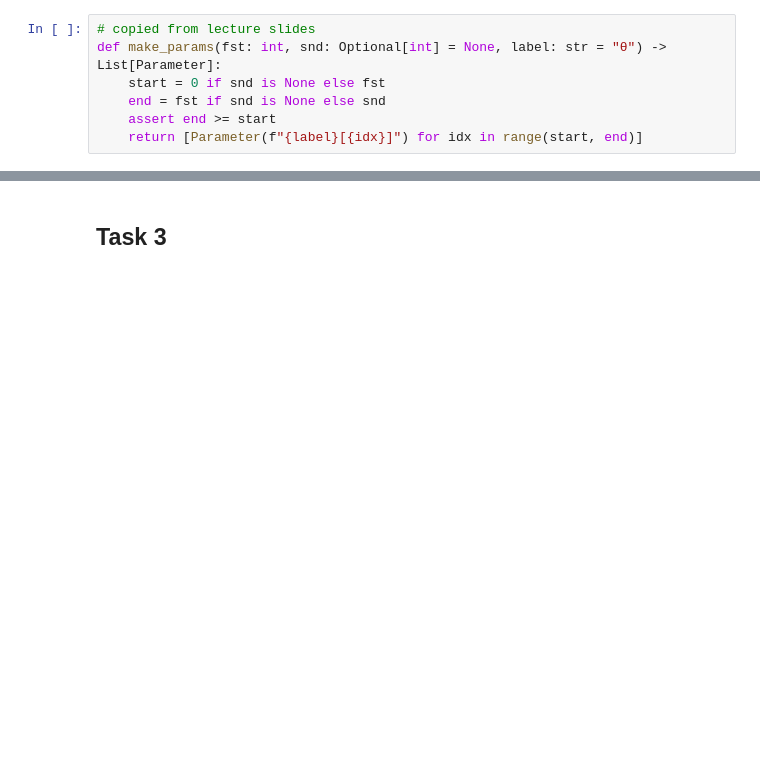
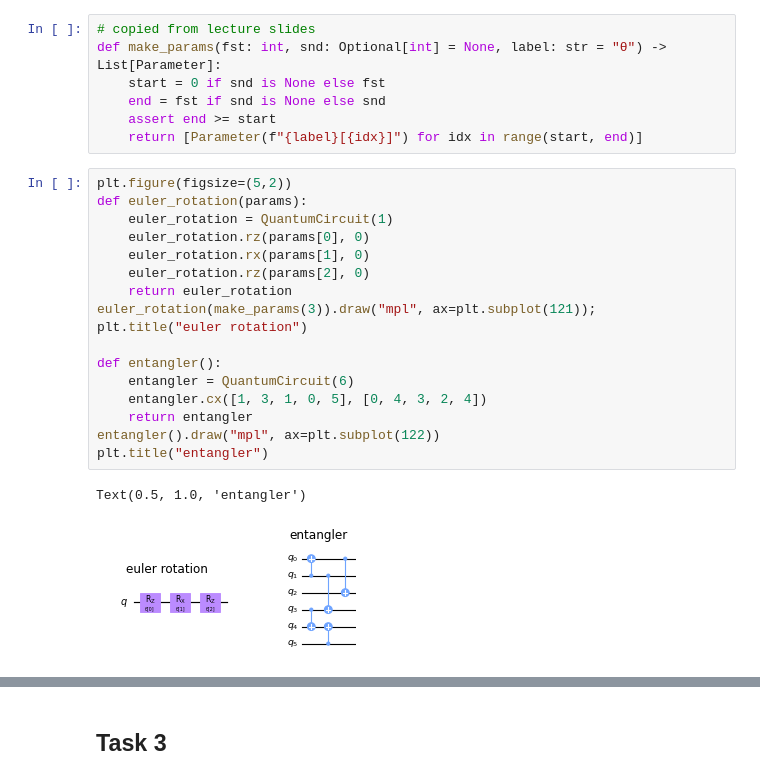
Before and after one commit to lao8n/ox_quantum, a Jupyter notebook: assignment/assignment.ipynb, the cells around one changed output, grey strips where cells are left out. Saved outputs shown, nothing was run; the diff lists cells and outputs as text; blank space fills up the shorter version.

```diff
--- a/assignment/assignment.ipynb
+++ b/assignment/assignment.ipynb
@@ -56,6 +57,26 @@ def make_params(fst: int, snd: Optional[int] = None, label: str = "θ") -> List[
     end = fst if snd is None else snd
     assert end >= start
     return [Parameter(f"{label}[{idx}]") for idx in range(start, end)]
+# %%
+plt.figure(figsize=(5,2))
+def euler_rotation(params):
+    euler_rotation = QuantumCircuit(1)
+    euler_rotation.rz(params[0], 0)
+    euler_rotation.rx(params[1], 0)
+    euler_rotation.rz(params[2], 0)
+    return euler_rotation
+euler_rotation(make_params(3)).draw("mpl", ax=plt.subplot(121));
+plt.title("euler rotation")
+
+def entangler():
+    entangler = QuantumCircuit(6)
+    entangler.cx([1, 3, 1, 0, 5], [0, 4, 3, 2, 4])
+    return entangler
+entangler().draw("mpl", ax=plt.subplot(122))
+plt.title("entangler")
+# %% [output]
+Text(0.5, 1.0, 'entangler')
+[figure, added]
 # %%
 def hardware_efficient_ansatz(depth):
     num_qubits = 6
```
Also changed, not shown: parts of 2 cells of this notebook.
